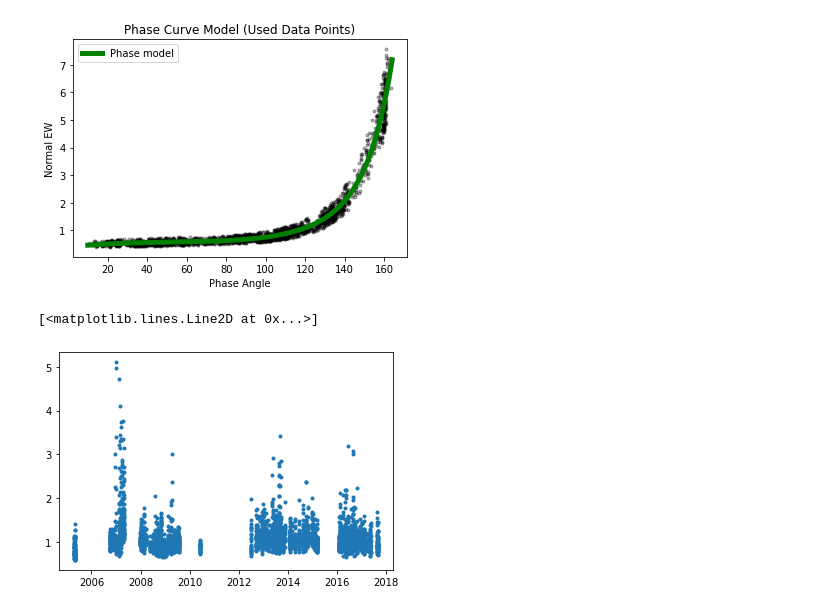
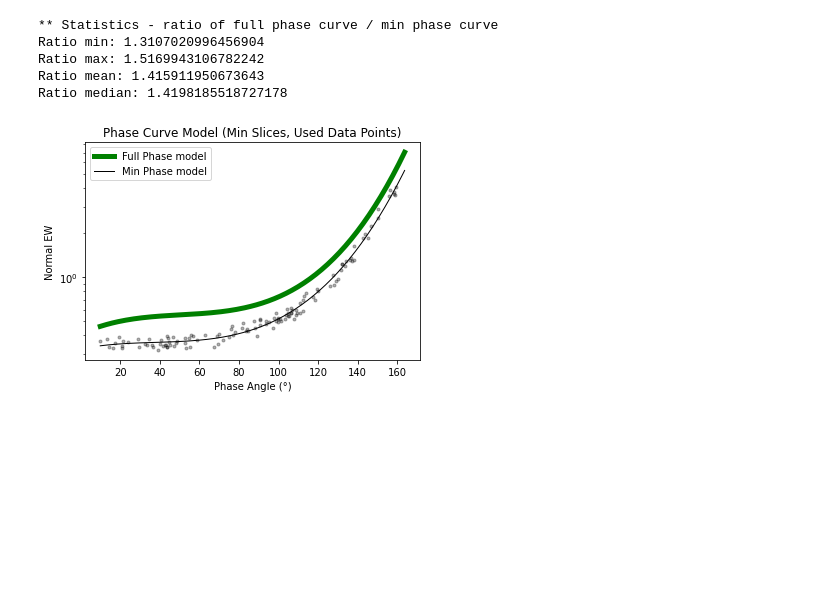
Before and after one commit to rfrenchseti/f-ring, a Jupyter notebook: notebooks/analyze_phase_curve.ipynb, the cells around one changed output. Cells and saved outputs as stored; diff of their text form; code cells hidden in the pictures; blank space fills up the shorter version.

```diff
--- a/notebooks/analyze_phase_curve.ipynb
+++ b/notebooks/analyze_phase_curve.ipynb
@@ -4,6 +4,11 @@ import numpy as np
 import pandas as pd
 # %%
 # Read the new data and populate the old data
-obsdata = pd.read_csv('../data_files/good_qual_10deg.csv', parse_dates=['Date'])
-len(obsdata)
+obsdata = pd.read_csv('../data_files/good_qual_1deg.csv', parse_dates=['Date'])
+print('** SUMMARY STATISTICS **')
+print('Unique observation names:', len(obsdata.groupby('Observation')))
+print('Total 1-degree slices:', len(obsdata))
+print('Starting date:', obsdata['Date'].min())
+print('Ending date:', obsdata['Date'].max())
+print('Time span:', obsdata['Date'].max()-obsdata['Date'].min())
 # %% [output]
@@ -10,0 +103,13 @@ len(obsdata)
+# %%
+# Plot minimum slices only NEW/Phase Curve ratio vs. Time with a fit curve
+mindata=obsdata.copy().groupby('Observation').min()
+mindata['Phase Model'] = 10**np.polyval(phase_coeff, mindata['Mean Phase'])
+mindata['Phase Curve Ratio'] = mindata['Normal EW'] / mindata['Phase Model']
+timecoeff = np.polyfit(mindata['Date_secs'], mindata['Phase Curve Ratio'], 2)
+timerange = np.arange(mindata['Date_secs'].min(), mindata['Date_secs'].max(), 100)
+timefit = np.polyval(timecoeff, timerange)
+plt.scatter(mindata['Date'], mindata['Phase Curve Ratio'], c=mindata['Mean Phase'])
+plt.plot(timerange, timefit, '-')
+plt.xlabel('Date of Observation')
+plt.ylabel('Normal EW / Full Phase Model')
+_=plt.title('NEW/Phase Model - Full Phase Curve - Min Slices Fit')
@@ -57,16 +156,22 @@ _=plt.title('Phase Curve Model (All Data Points)')
 # %%
-plt.plot(phaseobs['Mean Phase'], phaseobs['Normal EW'], '.', color='black', alpha=0.3)
-plt.plot(xrange, phase_model, '-', color='green', lw=5, label='Phase model')
-# plt.yscale('log')
+plt.plot(minphasedata['Mean Phase'], minphasedata['Normal EW'], '.', color='black', alpha=0.3)
+plt.plot(xrange, full_phase_model, '-', color='green', lw=5, label='Full Phase model')
+plt.plot(xrange, min_phase_model, '-', color='black', lw=1, label='Min Phase model')
+plt.yscale('log')
 plt.legend()
-plt.xlabel('Phase Angle')
+plt.xlabel('Phase Angle (°)')
 plt.ylabel('Normal EW')
-_=plt.title('Phase Curve Model (Used Data Points)')
+_=plt.title('Phase Curve Model (Min Slices, Used Data Points)')
+print('** Statistics - ratio of full phase curve / min phase curve')
+ratio = full_phase_model / min_phase_model
+print('Ratio min:', ratio.min())
+print('Ratio max:', ratio.max())
+print('Ratio mean:', ratio.mean())
+print('Ratio median:', np.median(ratio))
 # %% [output]
+** Statistics - ratio of full phase curve / min phase curve
+Ratio min: 1.3107020996456904
+Ratio max: 1.5169943106782242
+Ratio mean: 1.415911950673643
+Ratio median: 1.4198185518727178
-[figure, old version]
+[figure, new version]
-# %%
-obsdata['Phase Curve Ratio'] = obsdata['Normal EW'] / obsdata['Phase Model']
-plt.plot(obsdata['Date'], obsdata['Phase Curve Ratio'], '.')
-# %% [output]
-[<matplotlib.lines.Line2D at 0x...>]
-[figure, removed]
```
Also changed, not shown: parts of 12 cells of this notebook, 8 other files.
